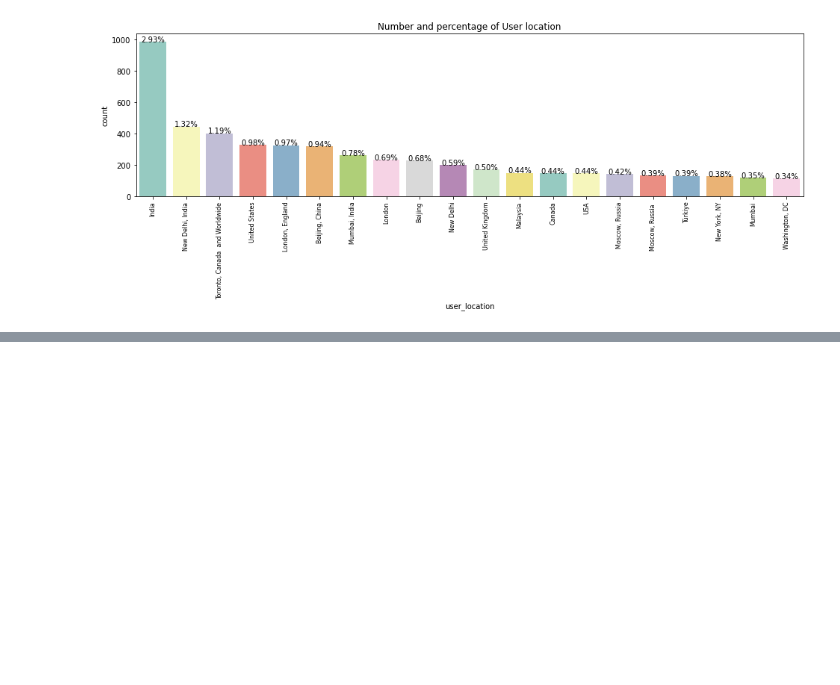
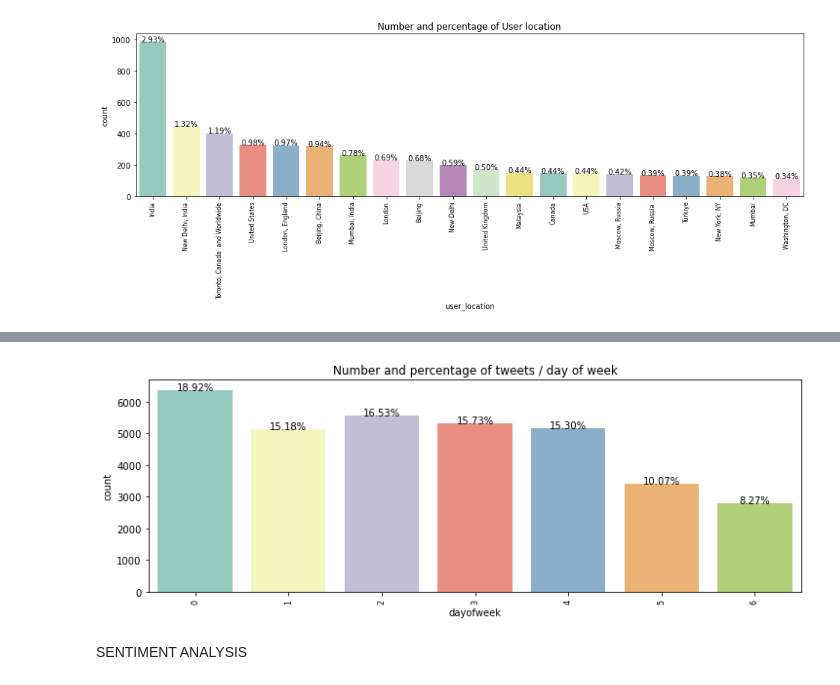
Before and after one commit to kevintr/DS_LAB_PSYCOLOGY_2021, a Jupyter notebook: script/Ale_data_exploration.ipynb, the cells around one changed output, grey strips where cells are left out. Drawn from its saved outputs; the diff is of its cells as text; code cells hidden in the pictures; blank space fills up the shorter version.

```diff
--- a/script/Ale_data_exploration.ipynb
+++ b/script/Ale_data_exploration.ipynb
@@ -144,0 +165,6 @@ tweets_df['date_only'] = tweets_df['datedt'].dt.date
+# %%
+plot_count("dayofweek", "tweets / day of week", tweets_df, size=3, ordered=False)
+# %% [output]
+[figure, added]
+# %% [markdown]
+SENTIMENT ANALYSIS
```
Also changed, not shown: parts of 7 cells of this notebook.
